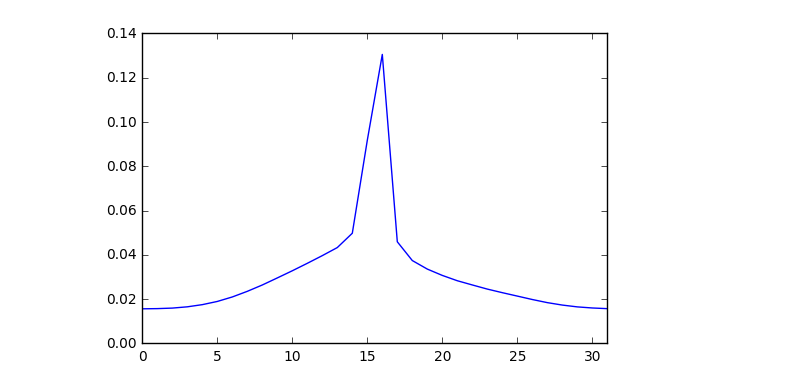
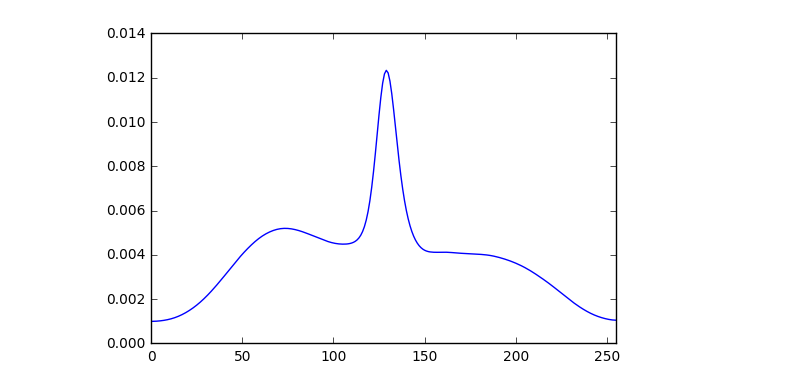
Before and after one commit to sri-kankanahalli/autoencoder-speech-compression, a Jupyter notebook: Classification Autoencoder.ipynb, the cells around one changed output. Drawn from its saved outputs; the diff is of its cells as text; code cells hidden in the pictures.

```diff
--- a/Classification Autoencoder.ipynb
+++ b/Classification Autoencoder.ipynb
@@ -61,13 +61,13 @@ RANDOM_SHUFFLE = True
 SAMPLE_RATE = 16000
 
 # number of "bins" for u-law
-NBINS = 32
+NBINS = 256
 # %%
 from load_TIMIT import *
 from windowingFunctions import *
 from utility import *
 # %%
 # read in 1000 WAVs from TIMIT training set
-rawWaveforms = load_TIMIT_train(TIMIT_DIR, 100)
+rawWaveforms = load_TIMIT_train(TIMIT_DIR, 200)
 # %% [output]
 Reading in .wav files...
@@ -229,0 +230,11 @@ plt.show()
+# %%
+from scipy.ndimage.filters import gaussian_filter1d
+
+smoothed_probs = gaussian_filter1d(prior_probs, sigma = 4.0)
+print sum(smoothed_probs)
+smoothed_probs /= sum(smoothed_probs)
+
+X = np.linspace(0, NBINS - 1, NBINS, endpoint=True)
+plt.xlim(0.0, NBINS - 1)
+plt.plot(smoothed_probs)
+plt.show()
@@ -230,19 +244,19 @@ plt.show()
 # %%
 # define uniform probability distribution
-uni_probs = np.zeros_like(prior_probs)
-uni_probs[prior_probs != 0] = 1
+uni_probs = np.ones_like(smoothed_probs)
+#uni_probs[prior_probs != 0] = 1
 uni_probs = uni_probs / np.sum(uni_probs)
 # %%
 # convex combination of empirical prior and uniform distribution
-gamma = 0.5
-prior_mix = (1 - gamma) * prior_probs + gamma * uni_probs
+gamma = 0.25
+prior_mix = (1 - gamma) * smoothed_probs + gamma * uni_probs
 
 # plot mix
 X = np.linspace(0, NBINS - 1, NBINS, endpoint=True)
 plt.xlim(0.0, NBINS - 1)
 plt.plot(prior_mix)
 plt.show()
 # %% [output]
-[figure, old version]
+[figure, new version]
 # %%
 # generate prior factors through reciprocal, normalizing s.t. E(p) = 1
```
Also changed, not shown: parts of 14 cells of this notebook, 1 other file.
